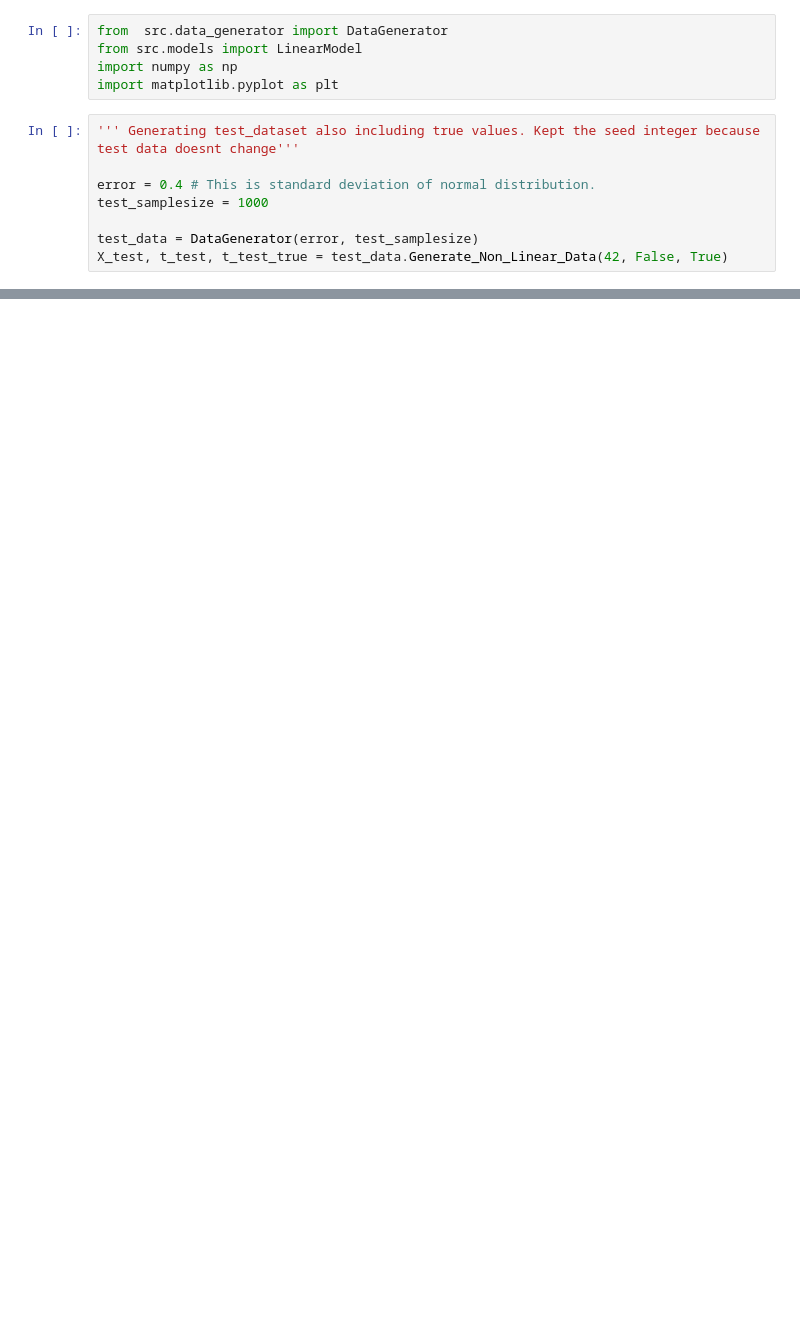
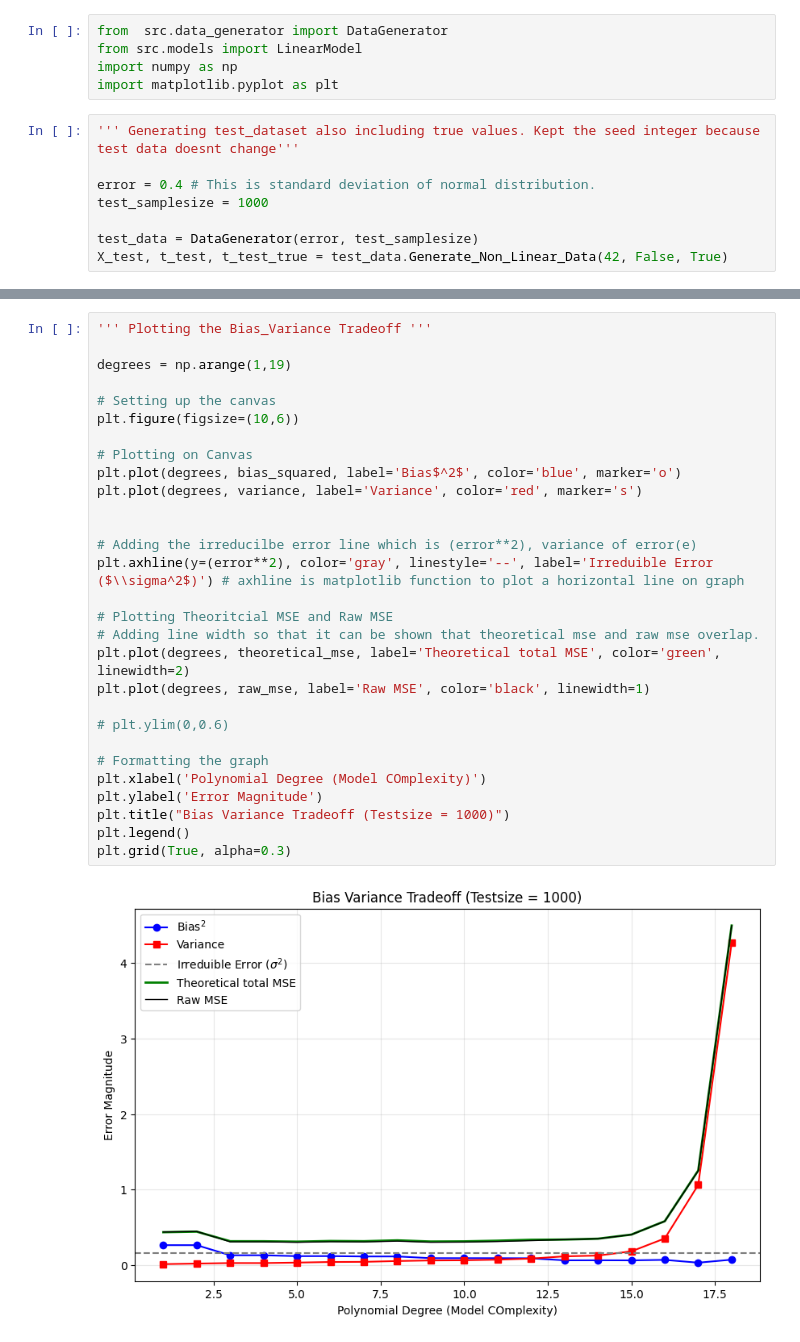
Before and after one commit to dishank-04/PRML_MLE_ANALYSIS, a Jupyter notebook: experiments/Bias_Variance_Tradeoff.ipynb, the cells around one changed output, grey strips where cells are left out. Drawn from its saved outputs; the diff is of its cells as text; blank space fills up the shorter version.

Commit message:
Shown how numerical instabibilty occurs and implmented standardization of Data.

```diff
--- a/experiments/Bias_Variance_Tradeoff.ipynb
+++ b/experiments/Bias_Variance_Tradeoff.ipynb
@@ -117,0 +187,31 @@ plt.grid(True, alpha=0.3)
+# %%
+''' Plotting the Bias_Variance Tradeoff '''
+
+degrees = np.arange(1,19)
+
+# Setting up the canvas
+plt.figure(figsize=(10,6))
+
+# Plotting on Canvas
+plt.plot(degrees, bias_squared, label='Bias$^2$', color='blue', marker='o')
+plt.plot(degrees, variance, label='Variance', color='red', marker='s')
+
+
+# Adding the irreducilbe error line which is (error**2), variance of error(e)
+plt.axhline(y=(error**2), color='gray', linestyle='--', label='Irreduible Error ($\\sigma^2$)') # axhline is matplotlib function to plot a horizontal line on graph
+
+# Plotting Theoritcial MSE and Raw MSE
+# Adding line width so that it can be shown that theoretical mse and raw mse overlap.
+plt.plot(degrees, theoretical_mse, label='Theoretical total MSE', color='green', linewidth=2)
+plt.plot(degrees, raw_mse, label='Raw MSE', color='black', linewidth=1)
+
+# plt.ylim(0,0.6)
+
+# Formatting the graph
+plt.xlabel('Polynomial Degree (Model COmplexity)')
+plt.ylabel('Error Magnitude')
+plt.title("Bias Variance Tradeoff (Testsize = 1000)")
+plt.legend()
+plt.grid(True, alpha=0.3)
+# %% [output]
+[figure, added]
```
Also changed, not shown: parts of 3 cells of this notebook, 1 other file.
